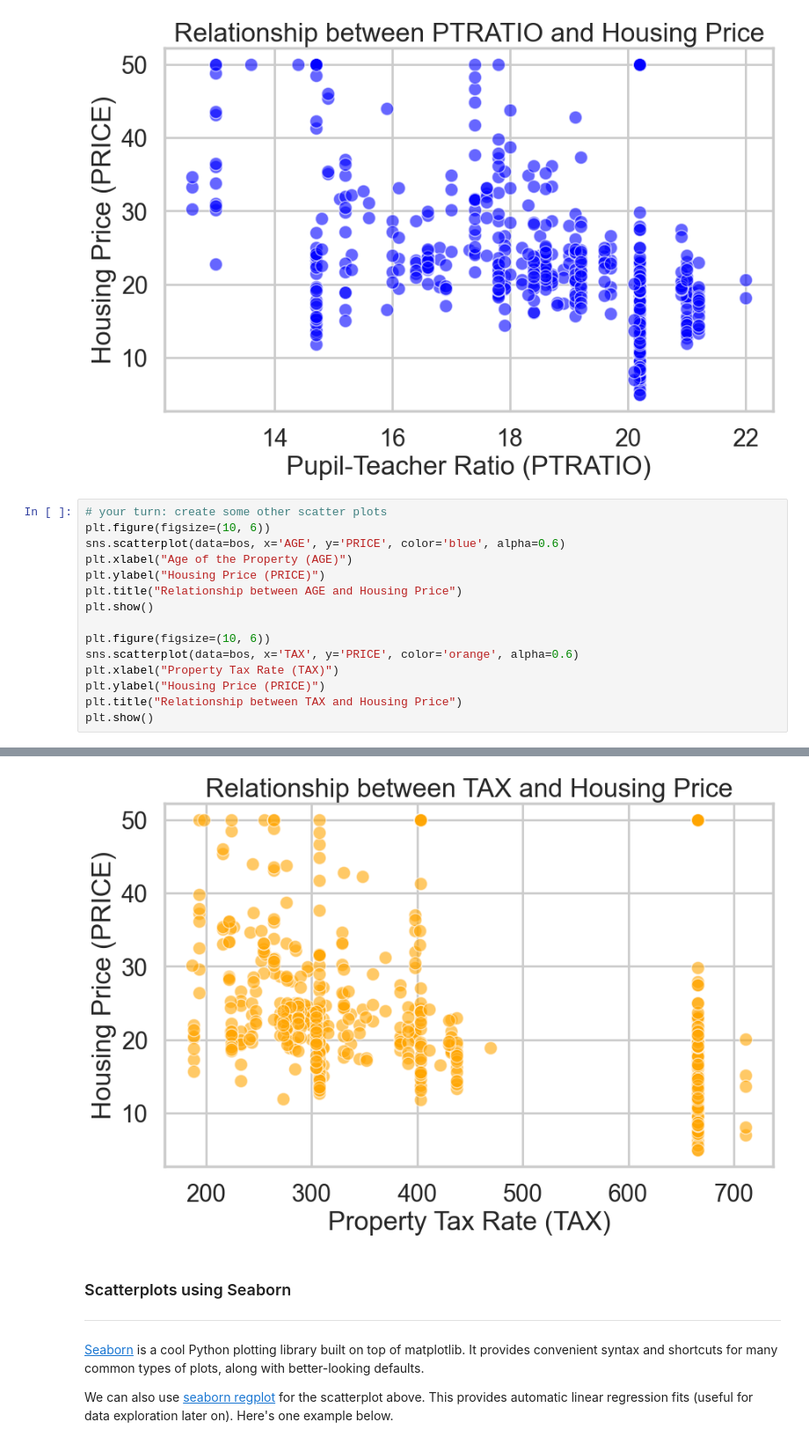
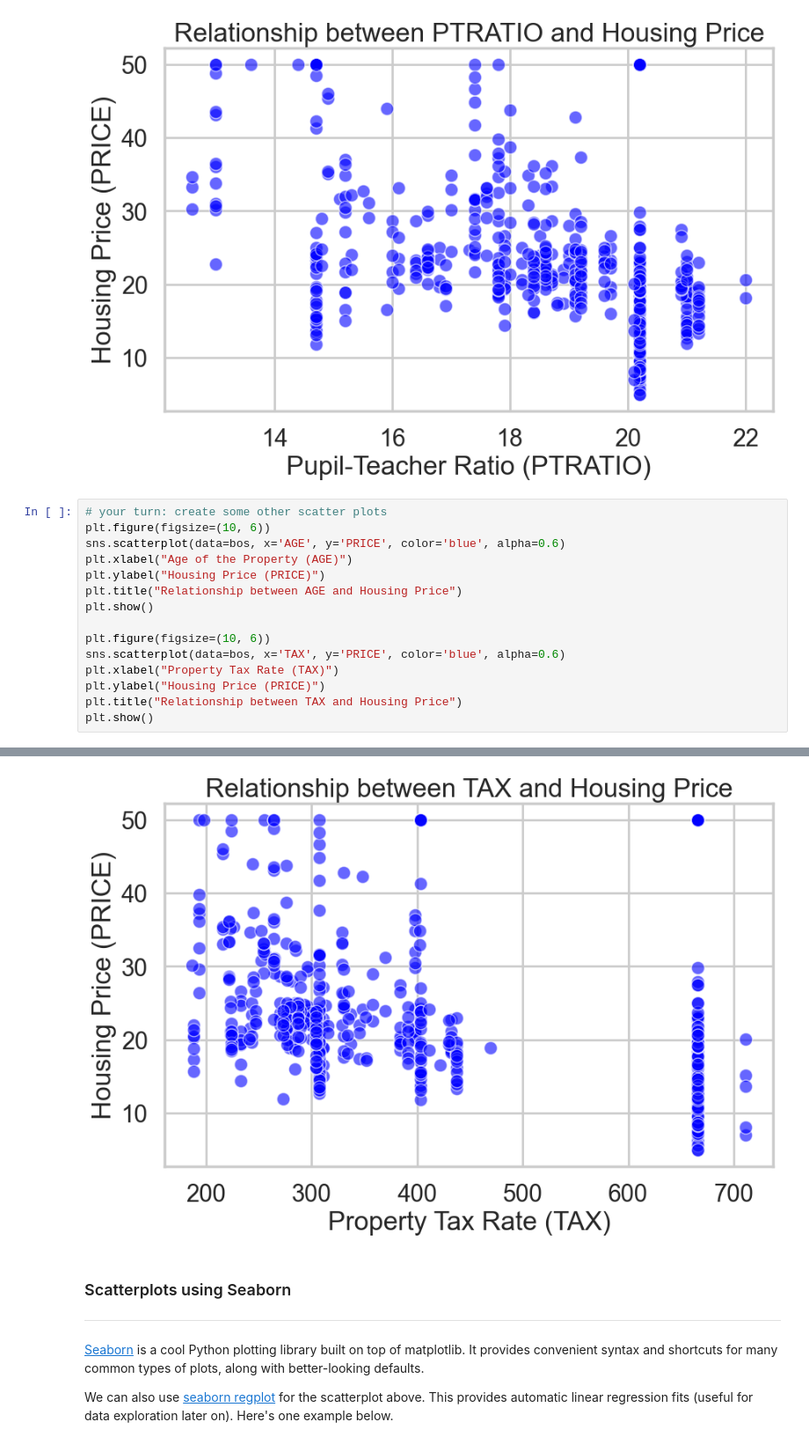
Before and after one commit to madmaxtoastflytiger/Boston-Housing, a Jupyter notebook: Mini_Project_Linear_Regression.ipynb, the cells around one changed output, grey strips where cells are left out. Shown at 88% size. Drawn from its saved outputs; the diff is of its cells as text.

```diff
--- a/Mini_Project_Linear_Regression.ipynb
+++ b/Mini_Project_Linear_Regression.ipynb
@@ -253,21 +253,21 @@ plt.show()
 # %%
 # your turn: create some other scatter plots
 plt.figure(figsize=(10, 6))
 sns.scatterplot(data=bos, x='AGE', y='PRICE', color='blue', alpha=0.6)
 plt.xlabel("Age of the Property (AGE)")
 plt.ylabel("Housing Price (PRICE)")
 plt.title("Relationship between AGE and Housing Price")
 plt.show()
 
 plt.figure(figsize=(10, 6))
-sns.scatterplot(data=bos, x='TAX', y='PRICE', color='orange', alpha=0.6)
+sns.scatterplot(data=bos, x='TAX', y='PRICE', color='blue', alpha=0.6)
 plt.xlabel("Property Tax Rate (TAX)")
 plt.ylabel("Housing Price (PRICE)")
 plt.title("Relationship between TAX and Housing Price")
 plt.show()
 # %% [output]
 [figure]
-[figure, old version]
+[figure, new version]
 # %% [markdown]
 ### Scatterplots using Seaborn
 ***
```
Also changed, not shown: parts of 32 cells of this notebook.
